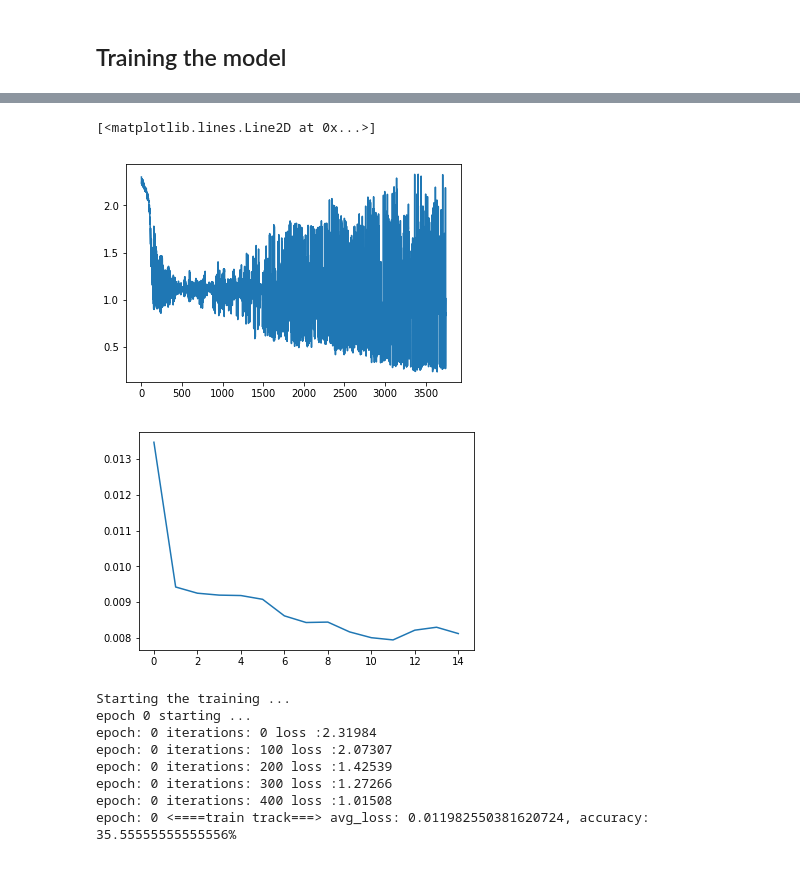
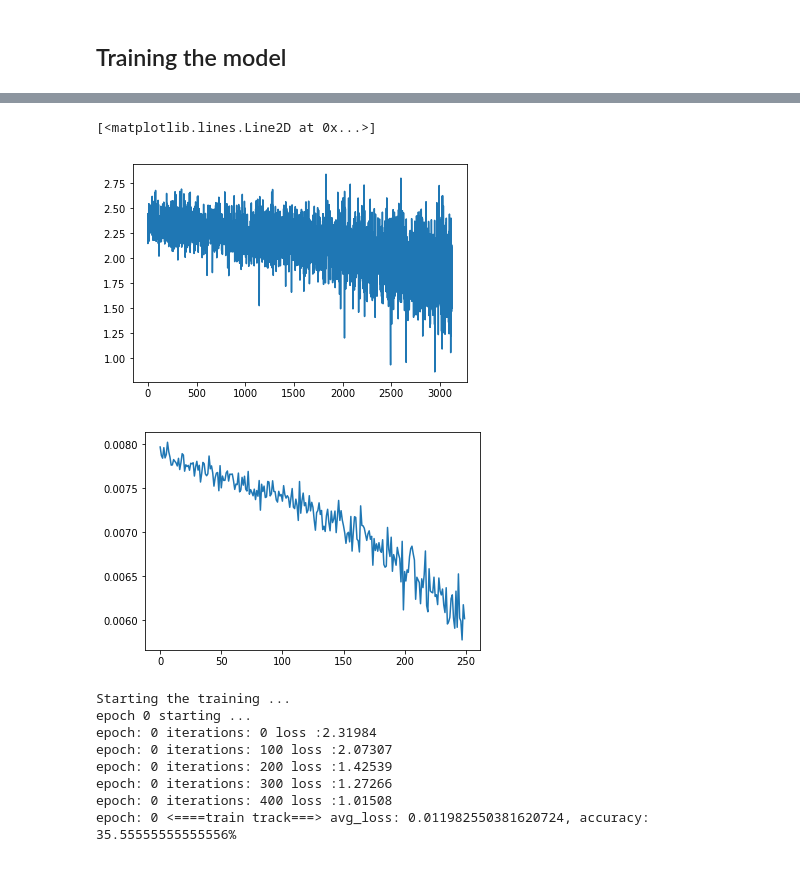
Before and after one commit to Naman-ntc/Action-Recognition, a Jupyter notebook: Uddeshya/LSTM_classifier_working.ipynb, the cells around one changed output, grey strips where cells are left out. Drawn from its saved outputs; the diff is of its cells as text; code cells hidden in the pictures.

```diff
--- a/Uddeshya/LSTM_classifier_working.ipynb
+++ b/Uddeshya/LSTM_classifier_working.ipynb
@@ -94,12 +94,12 @@ def Data_gen( train_split, SEQ_LEN):
         if len(databatch) > SEQ_LEN:
             databatch = databatch[0:SEQ_LEN]
         elif len(databatch) < SEQ_LEN:
-            databatch = np.concatenate((databatch, np.zeros((SEQ_LEN - len(databatch), 75))))
+            databatch = np.concatenate((np.zeros((SEQ_LEN - len(databatch), 75)), databatch))
         else:
             pass
         yield databatch,label
 
-ACTd = Data_gen(train_split, 120)
+ACTd = Data_gen(train_split, 300)
 
 #to look at batch created by Actd
 next(ACTd)
@@ -126,15 +126,15 @@ class LSTMClassifier(nn.Module):
         super(LSTMClassifier, self).__init__()
         self.hidden_dim = hidden_dim
         self.batch_size = batch_size
-        self.lstm = nn.LSTM(joints_dim, hidden_dim, num_layers=2)
+        self.lstm = nn.LSTM(joints_dim, hidden_dim, num_layers=1)
         self.hidden2label = nn.Linear(hidden_dim, label_size)
         self.hidden = self.init_hidden()
 
     def init_hidden(self):
         # the first is the hidden h
         # the second is the cell  c
-        return (autograd.Variable(torch.zeros(120, self.batch_size, self.hidden_dim)),
-                autograd.Variable(torch.zeros(120, self.batch_size, self.hidden_dim)))
+        return (autograd.Variable(torch.zeros(300, self.batch_size, self.hidden_dim)),
+                autograd.Variable(torch.zeros(300, self.batch_size, self.hidden_dim)))
 
     def forward(self, joints3d_vec):
         x = joints3d_vec
@@ -171,9 +171,10 @@ def train(model, num_epoch, num_iter, rec_interval, disp_interval):
         print('epoch {} starting ...'.format(eph))
         avg_loss = 0
         n_samples = 0
+        model.zero_grad()
+#         acc
         for i in range(num_iter):
             model.hidden = (model.hidden[0].detach(), model.hidden[1].detach())
-            model.zero_grad()
             X,Y = next(ACTd)
             n_samples += len(X)
             X = autograd.Variable(torch.from_numpy(X).float())
@@ -189,9 +190,8 @@ def train(model, num_epoch, num_iter, rec_interval, disp_interval):
                 loss_values.append(loss.data[0])
 
             loss.backward()
-            optimizer.step()
             rec_step += 1
-
+        optimizer.step()
         avg_loss /= n_samples
         avg_loss_values.append(avg_loss)
         #evaluating model accuracy
@@ -200,7 +200,7 @@ def train(model, num_epoch, num_iter, rec_interval, disp_interval):
     return loss_values, avg_loss_values
 
 
-loss_vals, avg_loss_vals = train(model0, 15, 500, 2, 100)
+loss_vals, avg_loss_vals = train(model0, 250, 25, 2, 10)
 plt.figure()
 plt.plot(loss_vals)
 plt.figure()
@@ -226,6 +226,6 @@ epoch: 14 <====train track===> avg_loss: 0.00811304492627581, accuracy: 57.77777
 [<matplotlib.lines.Line2D at 0x...>]
-[figure, old version]
+[figure, new version]
-[figure, old version]
+[figure, new version]
 # %%
 model1 = LSTMClassifier(75, 128, 10, 1)
 loss_vals1, avg_loss_vals1 = train(model1, 15, 500, 2, 100)
```
Also changed, not shown: parts of 2 cells of this notebook.
